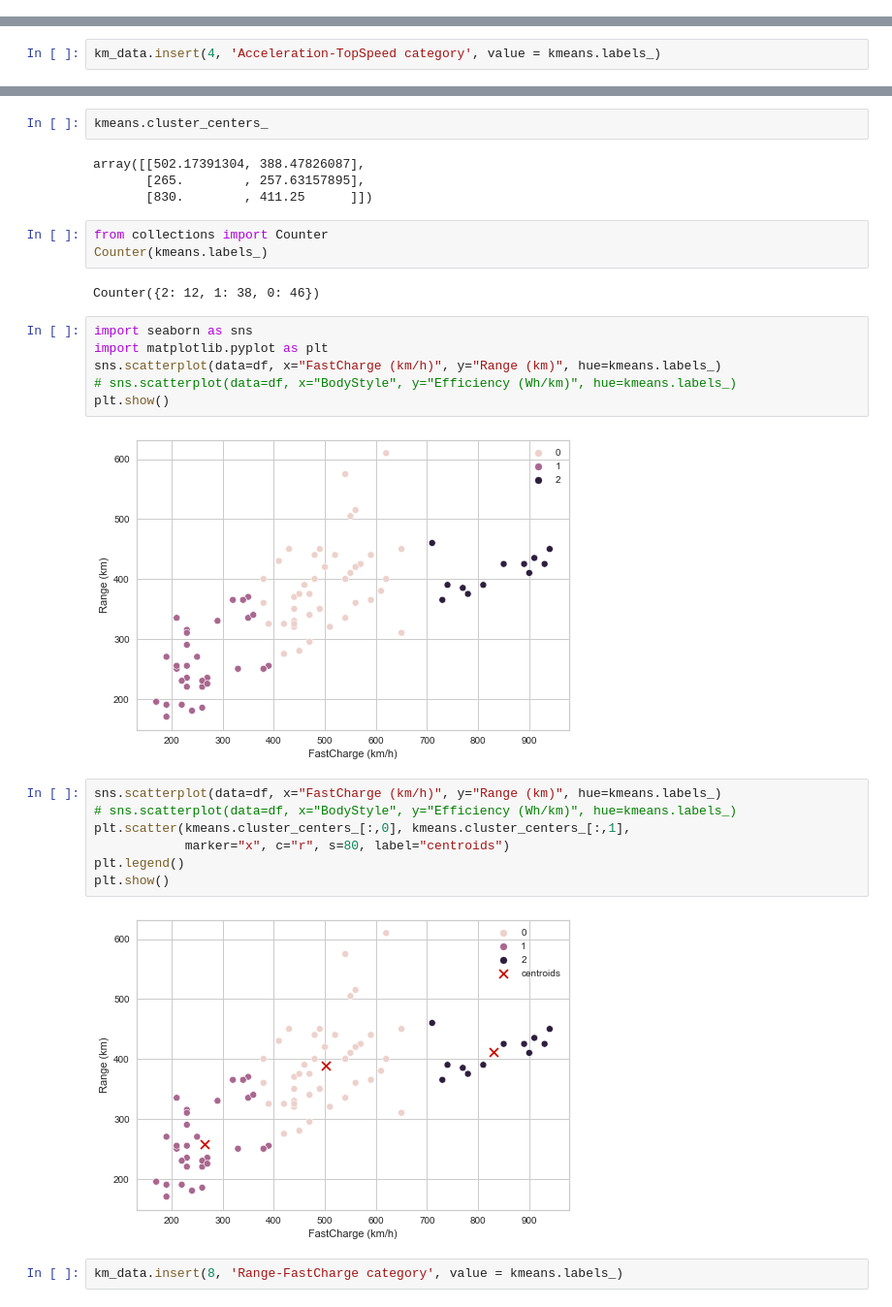
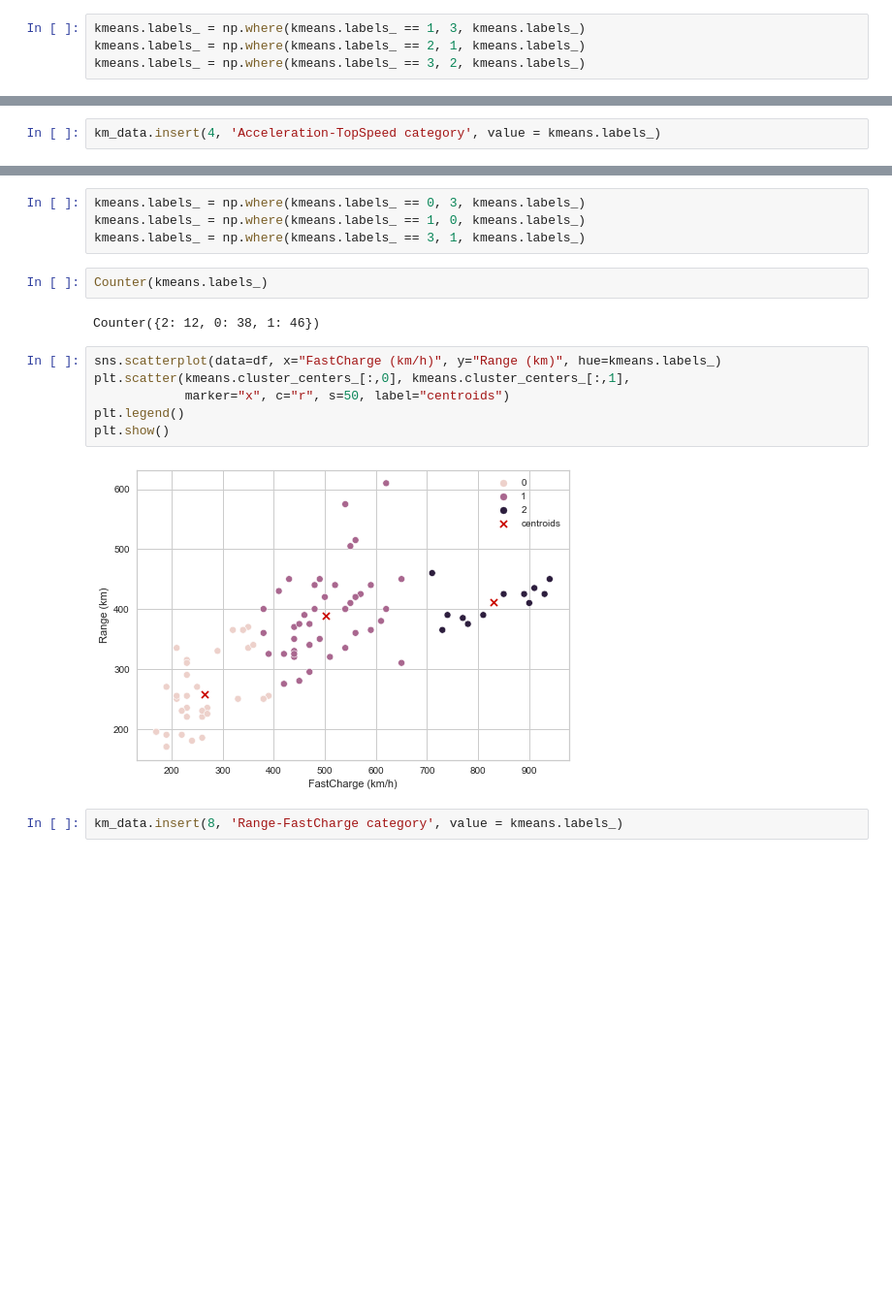
Before and after one commit to MartinJank/OZNAL, a Jupyter notebook: eda.ipynb, the cells around one changed output, grey strips where cells are left out. Shown at 97% size. Cells and saved outputs as stored; diff of their text form; blank space fills up the shorter version.

```diff
--- a/eda.ipynb
+++ b/eda.ipynb
@@ -634,0 +383,4 @@ Counter({1: 15, 0: 56, 2: 30})
+# %%
+kmeans.labels_ = np.where(kmeans.labels_ == 1, 3, kmeans.labels_)
+kmeans.labels_ = np.where(kmeans.labels_ == 2, 1, kmeans.labels_)
+kmeans.labels_ = np.where(kmeans.labels_ == 3, 2, kmeans.labels_)
@@ -728,30 +424,18 @@ kmeans.n_iter_
-# %%
-kmeans.cluster_centers_
-# %% [output]
-array([[502.17391304, 388.47826087],
-       [265.        , 257.63157895],
-       [830.        , 411.25      ]])
-# %%
-from collections import Counter
-Counter(kmeans.labels_)
-# %% [output]
-Counter({2: 12, 1: 38, 0: 46})
-# %%
-import seaborn as sns
-import matplotlib.pyplot as plt
-sns.scatterplot(data=df, x="FastCharge (km/h)", y="Range (km)", hue=kmeans.labels_)
-# sns.scatterplot(data=df, x="BodyStyle", y="Efficiency (Wh/km)", hue=kmeans.labels_)
-plt.show()
-# %% [output]
-[figure, removed]
+# %%
+kmeans.labels_ = np.where(kmeans.labels_ == 0, 3, kmeans.labels_)
+kmeans.labels_ = np.where(kmeans.labels_ == 1, 0, kmeans.labels_)
+kmeans.labels_ = np.where(kmeans.labels_ == 3, 1, kmeans.labels_)
+# %%
+Counter(kmeans.labels_)
+# %% [output]
+Counter({2: 12, 0: 38, 1: 46})
 # %%
 sns.scatterplot(data=df, x="FastCharge (km/h)", y="Range (km)", hue=kmeans.labels_)
-# sns.scatterplot(data=df, x="BodyStyle", y="Efficiency (Wh/km)", hue=kmeans.labels_)
 plt.scatter(kmeans.cluster_centers_[:,0], kmeans.cluster_centers_[:,1],
-            marker="x", c="r", s=80, label="centroids")
+            marker="x", c="r", s=50, label="centroids")
 plt.legend()
 plt.show()
 # %% [output]
-[figure, old version]
+[figure, new version]
 # %%
 km_data.insert(8, 'Range-FastCharge category', value = kmeans.labels_)
```
Also changed, not shown: parts of 113 cells of this notebook.
